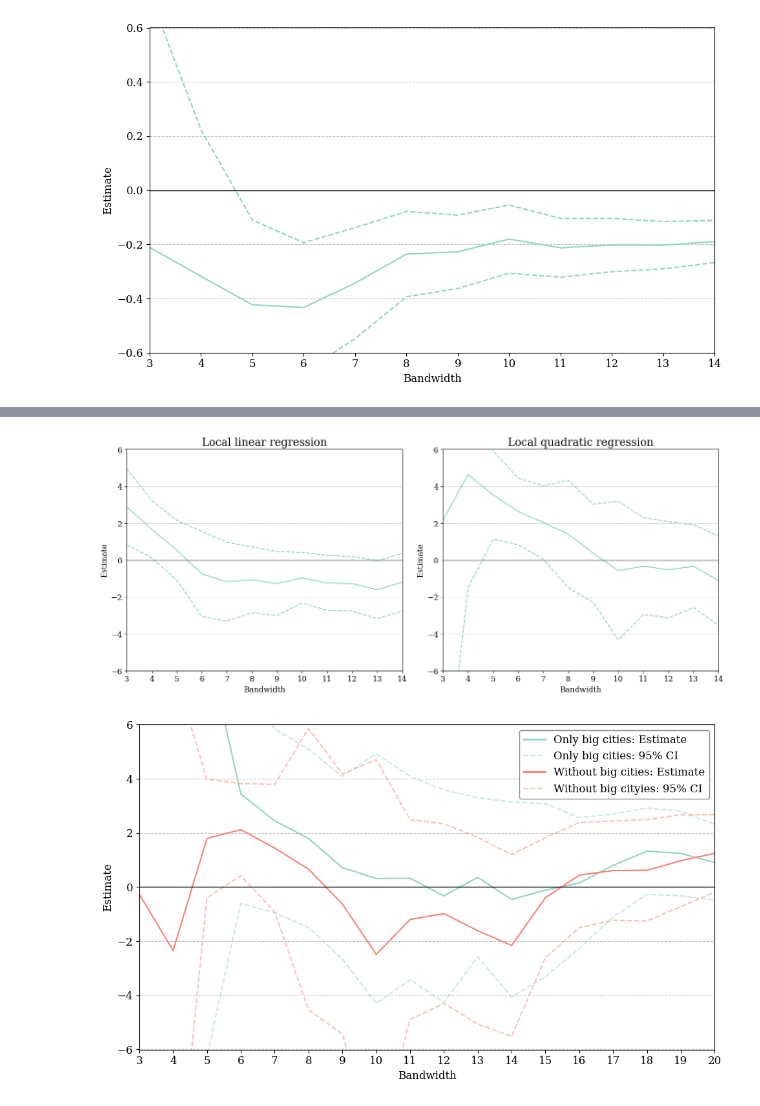
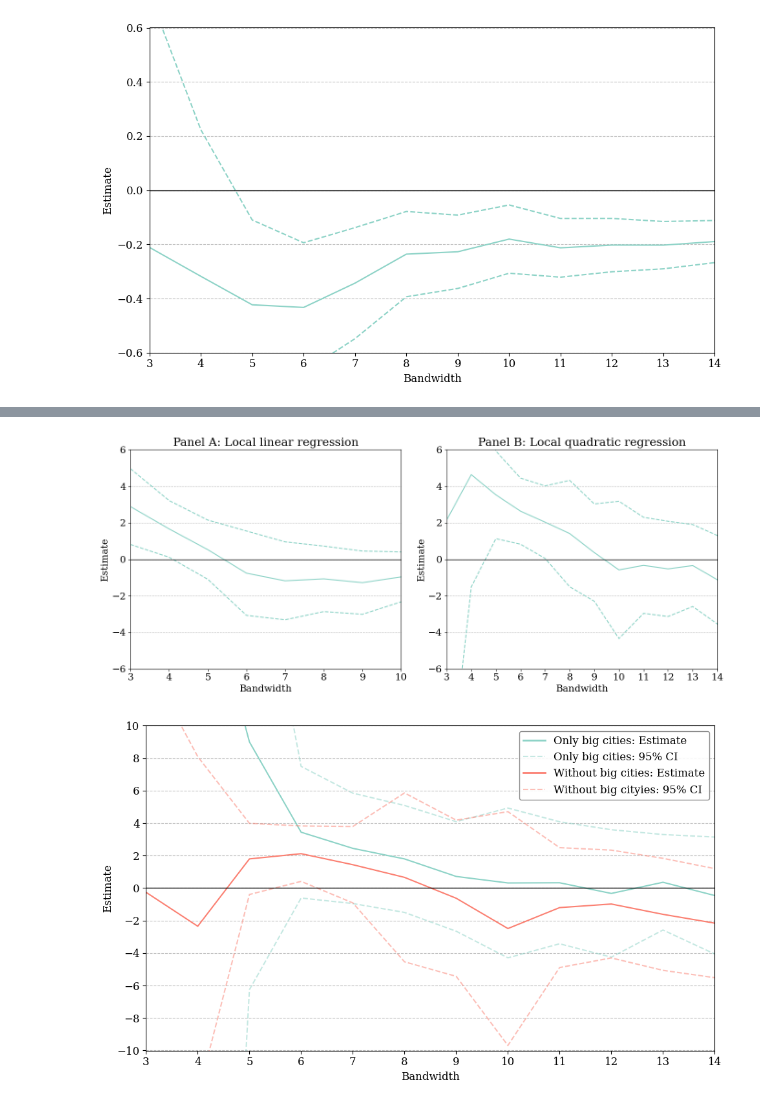
Before and after one commit to HansHoltenAndersen/Bachelor, a Jupyter notebook: Plots.ipynb, the cells around one changed output, grey strips where cells are left out. Saved outputs shown, nothing was run; the diff lists cells and outputs as text; code cells hidden in the pictures.

```diff
--- a/Plots.ipynb
+++ b/Plots.ipynb
@@ -685,4 +911,14 @@ def plot_bw(df, title="Estimates with 95% CI", clr=colors[0], y_min=-5, y_max=5,
     plt.grid(axis='x')   # only horizontal lines
 
     plt.show()
+# %%
+# import exceldata
+Fst_lin = load_bw_data("Hjemsendelse 12-11-2025.xlsx", "Fst_lin_cl_sogn")
+Fst_quad = load_bw_data("Hjemsendelse 12-11-2025.xlsx", "Fst_quad_cl_sogn")
+Effect_main = load_bw_data("Hjemsendelse 12-11-2025.xlsx", "Effect_main")
+Effect_lin = load_bw_data("Hjemsendelse 12-11-2025.xlsx", "Effect_lin_cl_sogn")
+storbyer = load_bw_data("Hjemsendelse 12-11-2025.xlsx", "main_storbyer_cl_sogn")
+u_storbyer = load_bw_data("Hjemsendelse 12-11-2025.xlsx", "main_u_storbyer_cl_sogn")
+storbyer_lin = load_bw_data("Hjemsendelse 15-11-2025.xlsx", "storbyer_cl_sogn_lin")
+u_storbyer_lin = load_bw_data("Hjemsendelse 15-11-2025.xlsx", "u_storbyer_cl_sogn_lin")
 # %%
@@ -732,79 +985,64 @@ for name, d, in panels.items():
 # %%
-# Combined bandwidth figure
-
-def plot_bw_combined(df, ax, title="", clr=colors[0], y_min=-5, y_max=5, ticks=1):
-    # Plot estimate, upper, lower
-    ax.plot(df['est'])
-    ax.plot(df['upper'], linestyle='--', color=clr)
-    ax.plot(df['lower'], linestyle='--', color=clr)
-    ax.axhline(y=0, color='black', linewidth=1)
-
-    ax.set_xlabel("Bandwidth")
-    ax.set_ylabel("Estimate")
-    ax.set_title(title)
-
-    ax.set_xticks(np.arange(3, 14.01, 1))
-    ax.set_xlim(df.index[0], 14)
-
-    ax.set_ylim(y_min, y_max)
-    ax.set_yticks(np.arange(y_min, y_max + 1e-6, ticks))
-
-    ax.grid(axis='x')
-
+# Combined second stage bandwidth figure
 fig, axes = plt.subplots(1, 2, figsize=(14,6))
 
-plot_bw_combined(Effect_lin_cl_sogn, ax=axes[0], title="Local linear regression", clr=colors[0], y_min=-6, y_max=6, ticks=2)
-plot_bw_combined(Effect_main, ax=axes[1], title="Local quadratic regression", clr=colors[0], y_min=-6, y_max=6, ticks=2)
+plot_bw_combined(Effect_lin_cl_sogn, ax=axes[0], title="Panel A: Local linear regression", clr=colors[0], x_max=10, y_min=-6, y_max=6, ticks=2)
+plot_bw_combined(Effect_main, ax=axes[1], title="Panel B: Local quadratic regression", clr=colors[0], x_max = 14, y_min=-6, y_max=6, ticks=2)
 
 plt.tight_layout()
+plt.savefig('plots/second stage bw.png')
 plt.show()
 # %% [output]
-[figure, old version]
+[figure, new version]
 # %%
+#Plotting big cities vs not with quadratic specifications
 #Defininng size
 plt.figure(figsize=(10,6))
 alph = 0.5
 #plotting for storbyer
-plt.plot(main_storbyer_cl_sogn['est'], color=colors[0])
-plt.plot(main_storbyer_cl_sogn['upper'], linestyle='--', color=colors[0], alpha = alph)
-plt.plot(main_storbyer_cl_sogn['lower'], linestyle='--', color=colors[0], alpha = alph)
+plt.plot(storbyer['est'], color=colors[0])
+plt.plot(storbyer['upper'], linestyle='--', color=colors[0], alpha = alph)
+plt.plot(storbyer['lower'], linestyle='--', color=colors[0], alpha = alph)
 
 #Plotting for uden storbyer
-plt.plot(main_u_storbyer_cl_sogn['est'], color=colors[1])
-plt.plot(main_u_storbyer_cl_sogn['upper'], linestyle='--', color=colors[1], alpha = alph)
-plt.plot(main_u_storbyer_cl_sogn['lower'], linestyle='--', color=colors[1], alpha = alph)
+plt.plot(u_storbyer['est'], color=colors[1])
+plt.plot(u_storbyer['upper'], linestyle='--', color=colors[1], alpha = alph)
+plt.plot(u_storbyer['lower'], linestyle='--', color=colors[1], alpha = alph)
 
 #Plot a fat black horizontal line at y=0
 plt.axhline(y=0, color='black', linewidth=1)
 
 #Plotting legend
 storby_est = mlines.Line2D([], [], color=colors[0], label='Only big cities: Estimate', lw=2)
 storby_ci  = mlines.Line2D([], [], color=colors[0], linestyle='--', alpha=alph, label='Only big cities: 95% CI')
 
 u_storby_est = mlines.Line2D([], [], color=colors[1], label='Without big cities: Estimate', lw=2)
 u_storby_ci  = mlines.Line2D([], [], color=colors[1], linestyle='--', alpha=alph, label='Without big cityies: 95% CI')
 
 plt.legend(handles=[storby_est, storby_ci, u_storby_est, u_storby_ci],
-           frameon=True, edgecolor='gray', facecolor='white', framealpha=0.9)
+           frameon=True, edgecolor='gray', facecolor='white', framealpha=0.9, loc='upper right')
 
+
+#Put legend box in top right
 
 # Formatting
 #plt.title("Plot for storbyer og uden storbyer")
 plt.xlabel('Bandwidth')
 plt.ylabel('Estimate')
 
 #Y-axis ticks
-plt.yticks(np.arange(-6, 6.01, 2))
-plt.ylim(-6.01,6)
+plt.yticks(np.arange(-10, 10.01, 2))
+plt.ylim(-10.01,10)
 
 #X-axis ticks
-plt.xticks(np.arange(3, 20.01, 1))
-plt.xlim(3, 20)
+plt.xticks(np.arange(3, 14.01, 1))
+plt.xlim(3, 14)
 
 # only horizontal lines
 plt.grid(axis='x')
 
 plt.tight_layout()
+plt.savefig('plots/Cities quad bw.png')
 plt.show()
 # %% [output]
-[figure, old version]
+[figure, new version]
```
Also changed, not shown: parts of 14 cells of this notebook, 16 other files.
